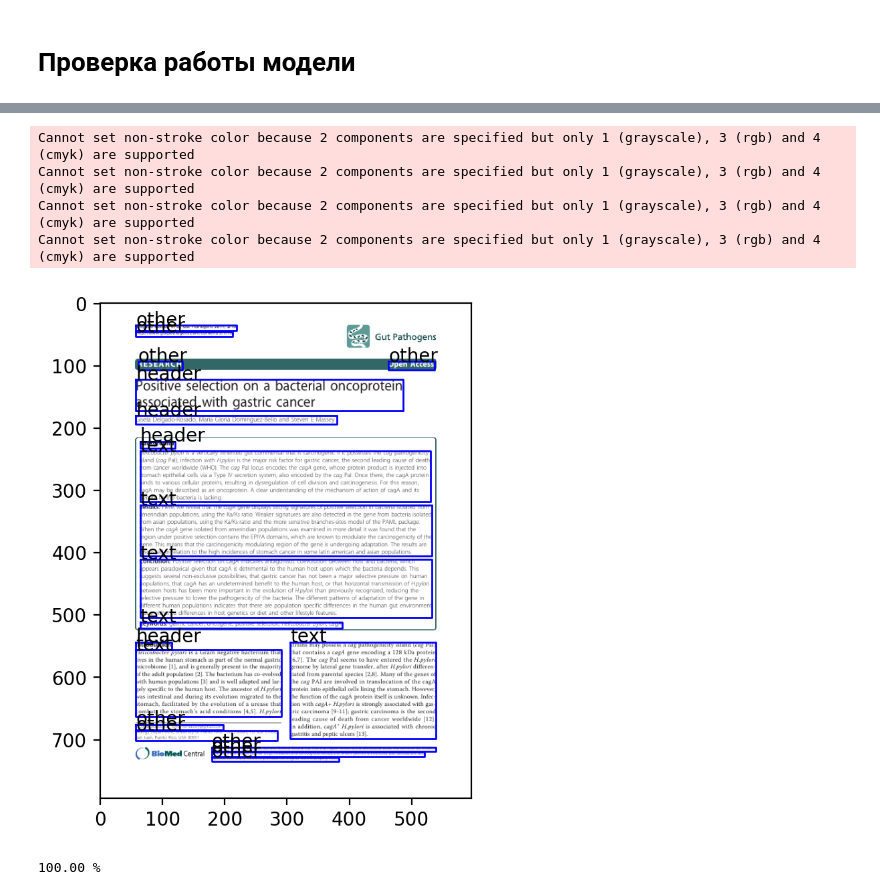
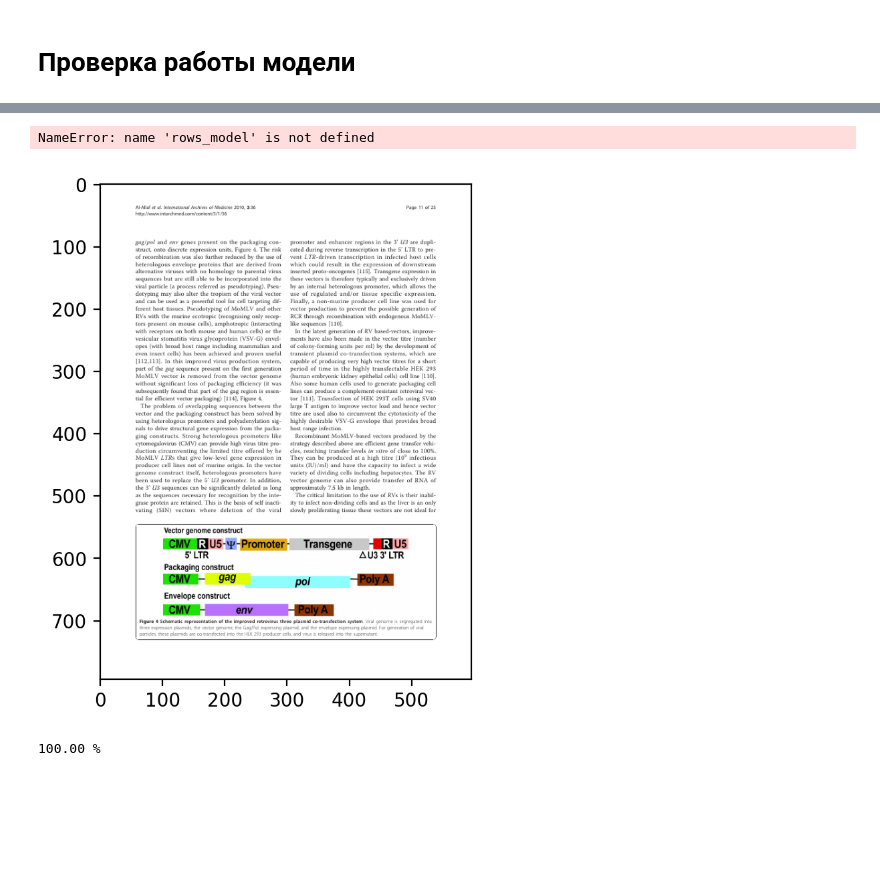
Before and after one commit to YRL-AIDA/rows2regionsGLAM, a Jupyter notebook: notebooks/rows2regions_model_exp.ipynb, the cells around one changed output, grey strips where cells are left out. Cells and saved outputs as stored; diff of their text form; code cells hidden in the pictures; blank space fills up the shorter version.

```diff
--- a/notebooks/rows2regions_model_exp.ipynb
+++ b/notebooks/rows2regions_model_exp.ipynb
@@ -686,25 +800,22 @@ rows2regions = Rows2Regions({
 # %%
-torch_dict2 = dataset[123]
+torch_dict2 = dataset[78]
 path_pdf = os.path.join(dataset_path, torch_dict2['file_name'] + ".pdf")
 pdf_json, img = pdf_manager.get_json_and_img_from_pdf(path_pdf)
 ploter.set_dpi(200)
 ploter.plot_img(img)
 # ploter.plot_tokens(tokenizer, torch_dict2)
 
 # Регионы --------------------------------------------------------------
 row_json = row_manager.get_row_json_from_pdf_json(pdf_json)
 
 rows_model.from_dict({"rows": row_json})
 rows2regions.convert(rows_model, region_model)
 
 for reg in region_model.regions:
     reg.segment.plot(text=reg.label)
 # %% [output]
-Cannot set non-stroke color because 2 components are specified but only 1 (grayscale), 3 (rgb) and 4 (cmyk) are supported
-Cannot set non-stroke color because 2 components are specified but only 1 (grayscale), 3 (rgb) and 4 (cmyk) are supported
-Cannot set non-stroke color because 2 components are specified but only 1 (grayscale), 3 (rgb) and 4 (cmyk) are supported
-Cannot set non-stroke color because 2 components are specified but only 1 (grayscale), 3 (rgb) and 4 (cmyk) are supported
+NameError: name 'rows_model' is not defined
-[figure, old version]
+[figure, new version]
 # %%
 from rows2regionsGLAM.metrics import GridMetric
 from torchmetrics.detection.mean_ap import MeanAveragePrecision
```
Also changed, not shown: parts of 9 cells of this notebook.
